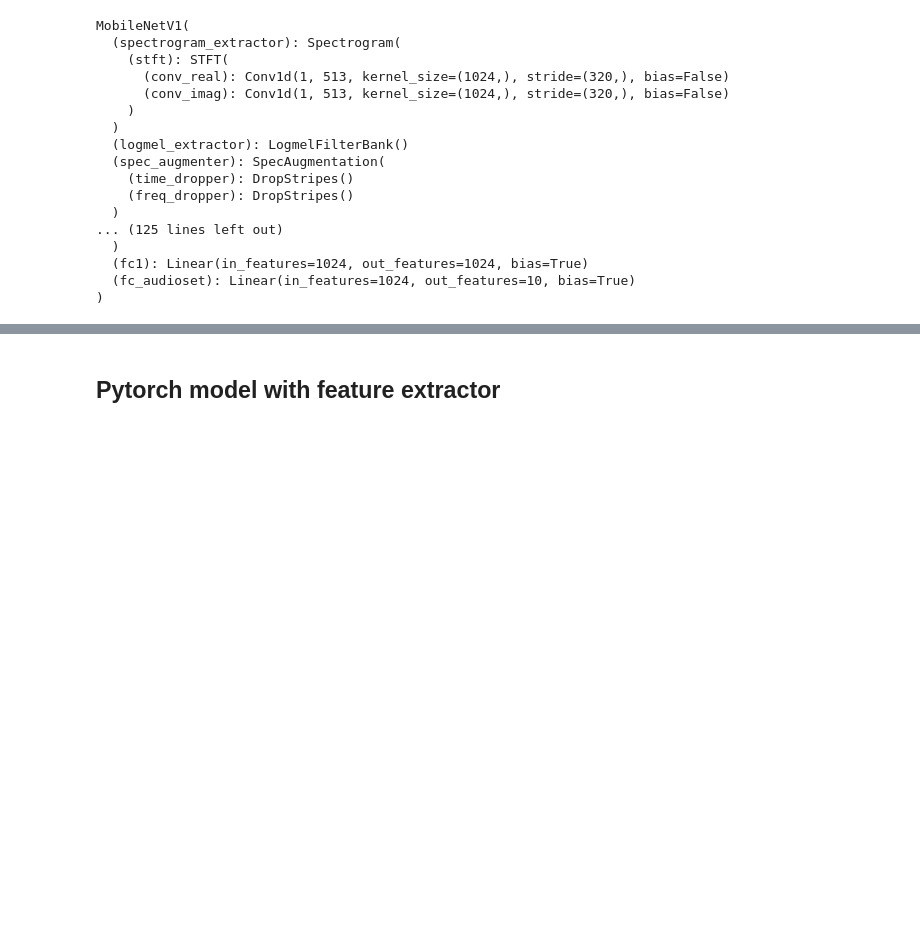
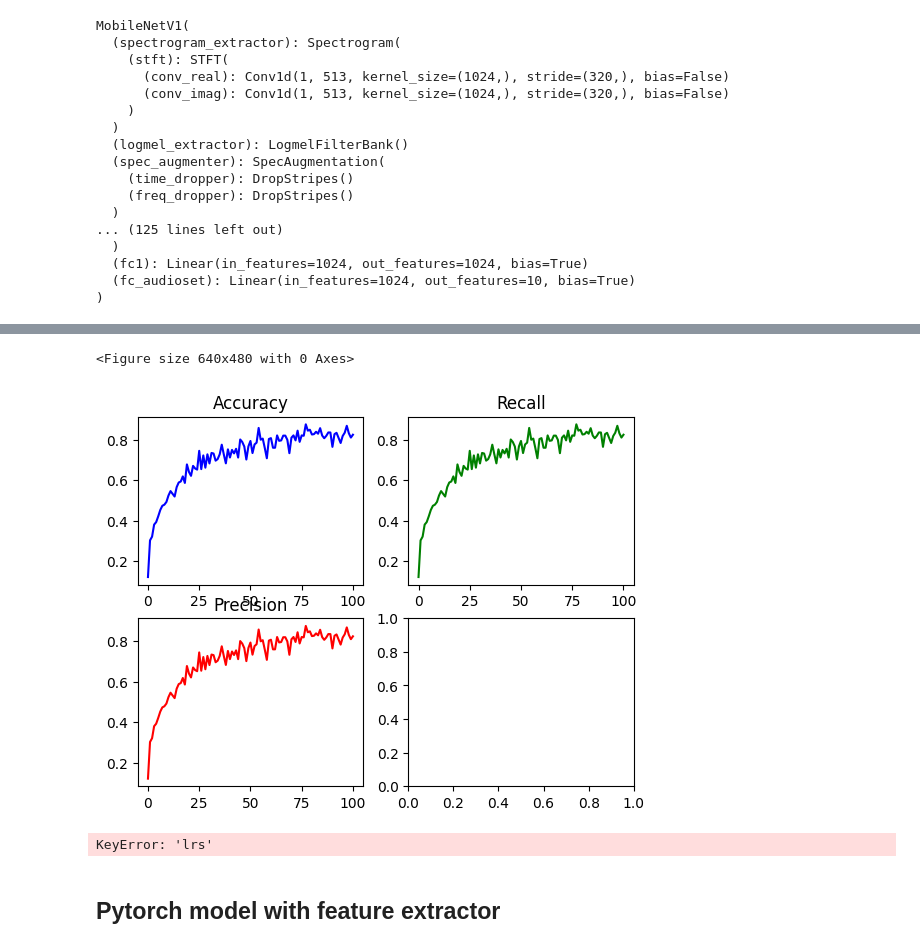
Before and after one commit to Mathugo/Deaf-First-Aid-Kit, a Jupyter notebook: research/Audio.ipynb, the cells around one changed output, grey strips where cells are left out. Saved outputs shown, nothing was run; the diff lists cells and outputs as text; code cells hidden in the pictures; blank space fills up the shorter version.

```diff
--- a/research/Audio.ipynb
+++ b/research/Audio.ipynb
@@ -490,2 +509,11 @@ history
+# %%
+plot_accuracies(history)
+# %% [output]
+<Figure size 640x480 with 0 Axes>
+[figure, added]
+# %%
+plot_lr(history)
+# %% [output]
+KeyError: 'lrs'
 # %% [markdown]
 ## Pytorch model with feature extractor
```
Also changed, not shown: parts of 33 cells of this notebook, 4 other files.
